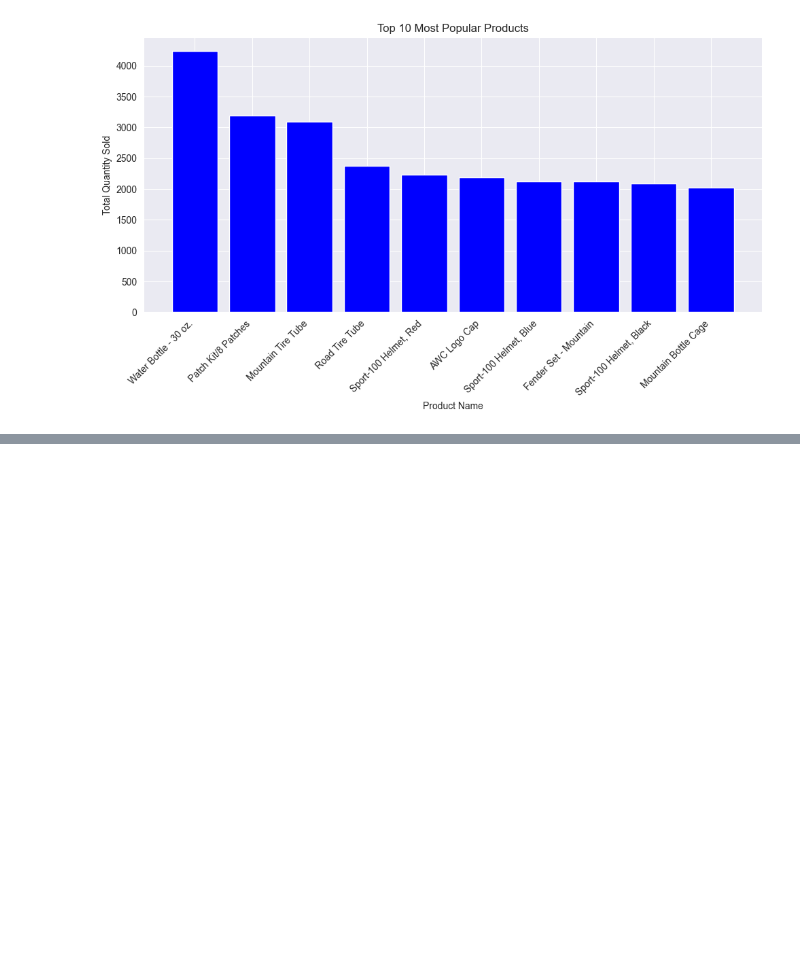
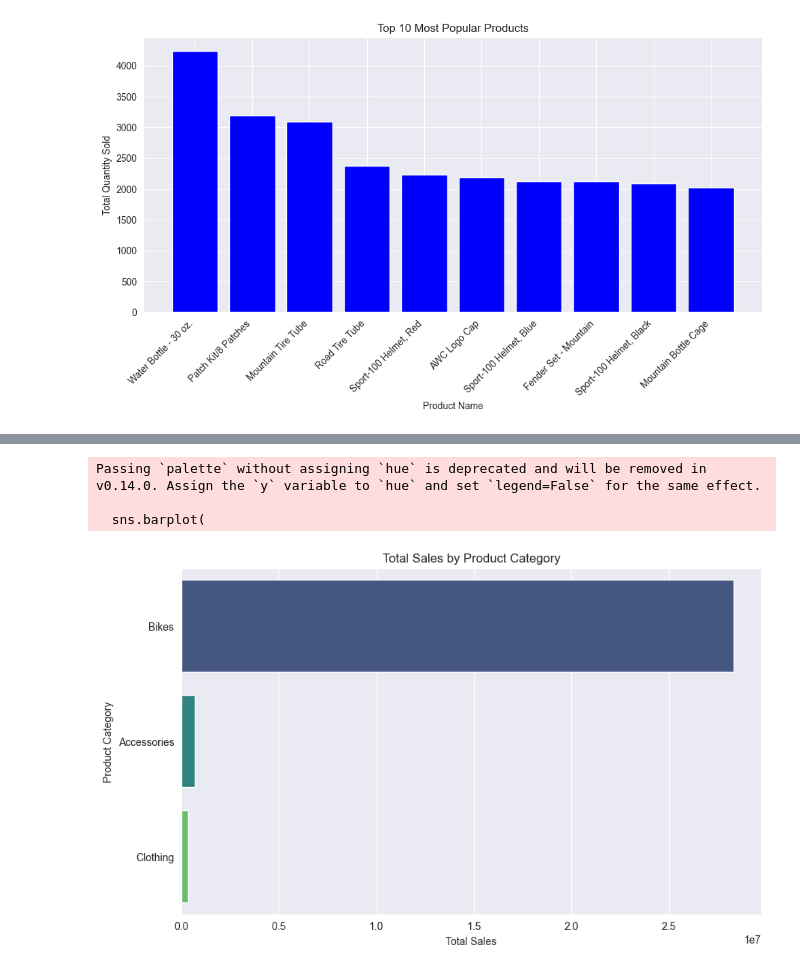
Before and after one commit to JamesAdeshina/BigDataProcessing, a Jupyter notebook: main.ipynb, the cells around one changed output, grey strips where cells are left out. Cells and saved outputs as stored; diff of their text form; code cells hidden in the pictures; blank space fills up the shorter version.

```diff
--- a/main.ipynb
+++ b/main.ipynb
@@ -218,0 +442,10 @@ plt.show()
+# %%
+# Group data by EnglishProductCategoryName
+category_performance = product_data.groupBy("EnglishProductCategoryName") \
+    .agg(
+        _sum("SalesAmount").alias("TotalSales"),
+        _sum("OrderQuantity").alias("TotalQuantitySold")
+    ).orderBy(col("TotalSales").desc())
+
+# Show the results
+category_performance.show(truncate=False)
@@ -218,0 +461,21 @@ plt.show()
+# %%
+# Convert PySpark DataFrame to Pandas DataFrame
+category_performance_pd = category_performance.toPandas()
+# %%
+# Bar chart for Total Sales by Category
+plt.figure(figsize=(10, 6))
+sns.barplot(
+    data=category_performance_pd,
+    x="TotalSales",
+    y="EnglishProductCategoryName",
+    palette="viridis"
+)
+plt.title("Total Sales by Product Category")
+plt.xlabel("Total Sales")
+plt.ylabel("Product Category")
+plt.show()
+# %% [output]
+Passing `palette` without assigning `hue` is deprecated and will be removed in v0.14.0. Assign the `y` variable to `hue` and set `legend=False` for the same effect.
+
+  sns.barplot(
+[figure, added]
```
Also changed, not shown: parts of 33 cells of this notebook.
